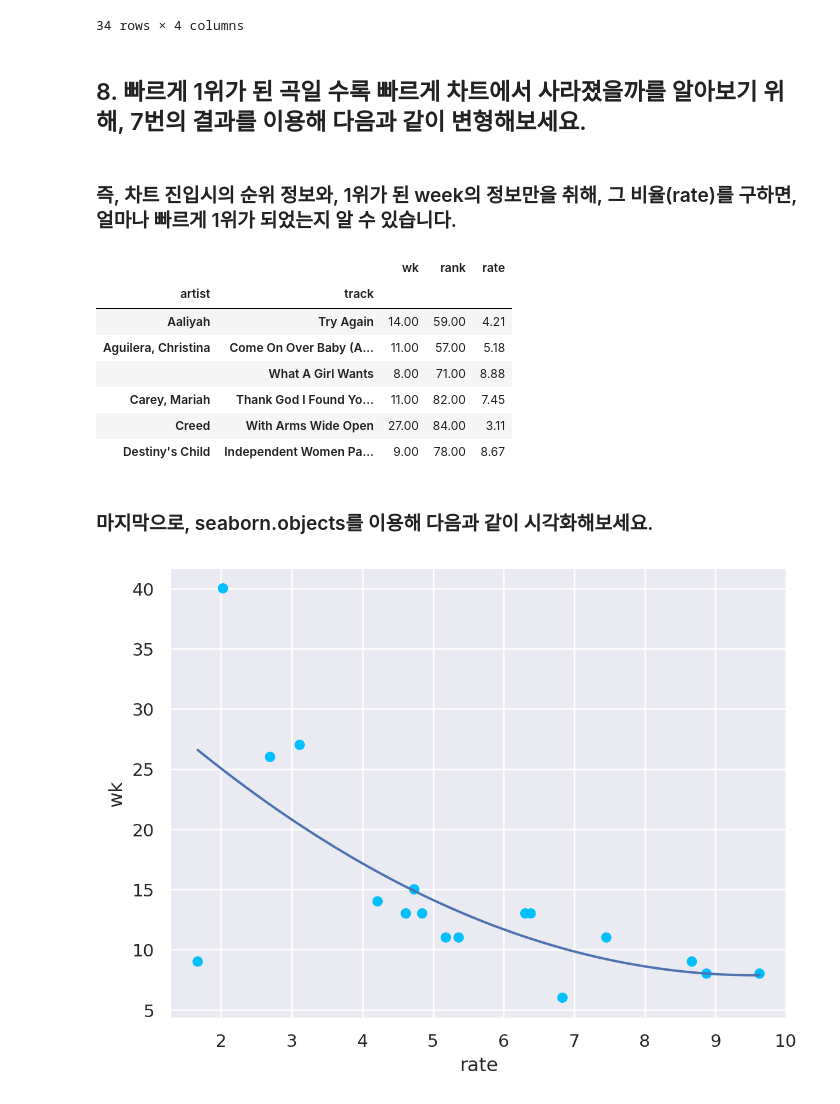
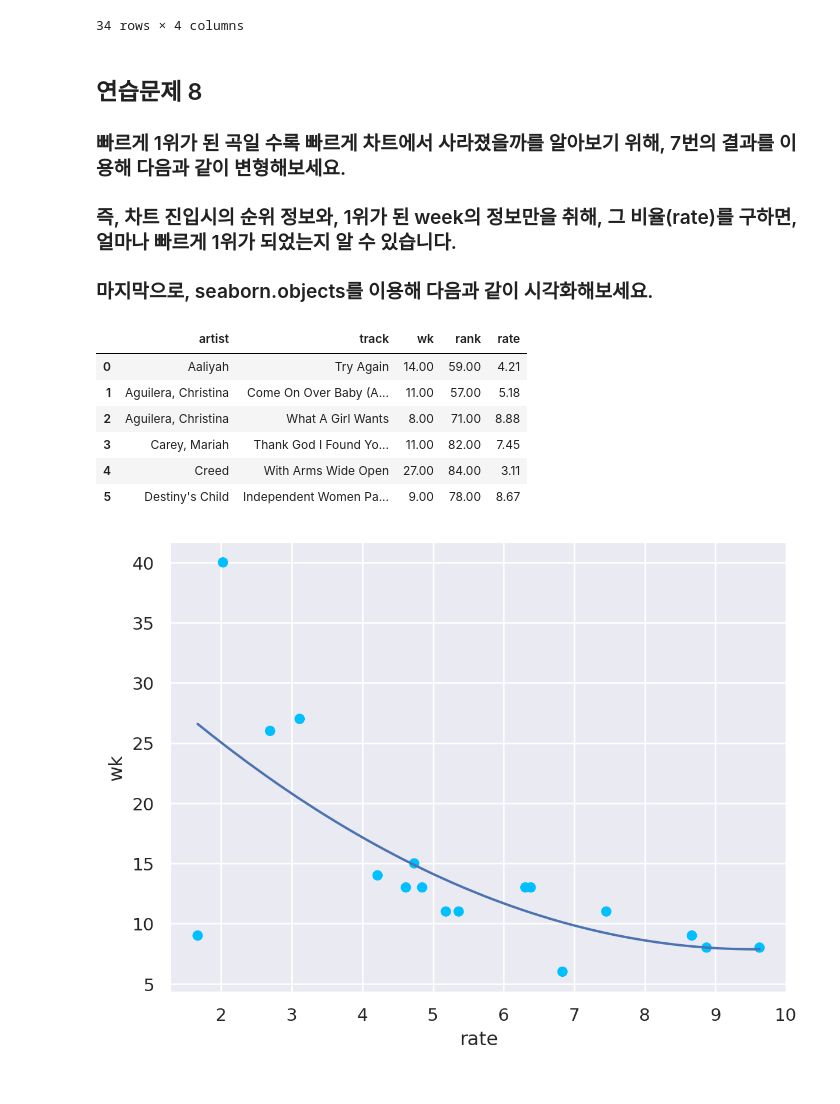
Before and after one commit to Felix-Silas/2024-1-Class, a Jupyter notebook: Data Analysis and Visualization/HW02_Billboard_Exercise.ipynb, the cells around one changed output. Cells and saved outputs as stored; diff of their text form; code cells hidden in the pictures.

```diff
--- a/Data Analysis and Visualization/HW02_Billboard_Exercise.ipynb
+++ b/Data Analysis and Visualization/HW02_Billboard_Exercise.ipynb
@@ -299,30 +308,28 @@ wk_rank
 | 33 | matchbox twenty | Bent | 13.00 | 1.00 |
 34 rows × 4 columns
 # %% [markdown]
-## 8. 빠르게 1위가 된 곡일 수록 빠르게 차트에서 사라졌을까를 알아보기 위해, 7번의 결과를 이용해 다음과 같이 변형해보세요.
+## 연습문제 8
+### 빠르게 1위가 된 곡일 수록 빠르게 차트에서 사라졌을까를 알아보기 위해, 7번의 결과를 이용해 다음과 같이 변형해보세요.
+### 즉, 차트 진입시의 순위 정보와, 1위가 된 week의 정보만을 취해, 그 비율(rate)를 구하면, 얼마나 빠르게 1위가 되었는지 알 수 있습니다.
+### 마지막으로, seaborn.objects를 이용해 다음과 같이 시각화해보세요.
-# %% [markdown]
-### 즉, 차트 진입시의 순위 정보와, 1위가 된 week의 정보만을 취해, 그 비율(rate)를 구하면, 얼마나 빠르게 1위가 되었는지 알 수 있습니다.
 # %%
-# prompt: 같은 artist 값이 2개가 있으면 wk, rank 각각 큰 값으로 해서 하나의 행으로 통일
-
 wk_rank = wk_rank.groupby(['artist', 'track']).agg(
     wk=pd.NamedAgg(column='wk', aggfunc='max'),
     rank=pd.NamedAgg(column='rank', aggfunc='max'),
 )
 
 wk_rank['rate'] = wk_rank['rank'] / wk_rank['wk']
+wk_rank.reset_index(inplace=True)
+
 wk_rank.head(6)
 # %% [output]
-|  |  | wk | rank | rate |
-| artist | track |  |  |  |
-| Aaliyah | Try Again | 14.00 | 59.00 | 4.21 |
-| Aguilera, Christina | Come On Over Baby (A... | 11.00 | 57.00 | 5.18 |
-|  | What A Girl Wants | 8.00 | 71.00 | 8.88 |
-| Carey, Mariah | Thank God I Found Yo... | 11.00 | 82.00 | 7.45 |
-| Creed | With Arms Wide Open | 27.00 | 84.00 | 3.11 |
-| Destiny's Child | Independent Women Pa... | 9.00 | 78.00 | 8.67 |
+|  | artist | track | wk | rank | rate |
+| 0 | Aaliyah | Try Again | 14.00 | 59.00 | 4.21 |
+| 1 | Aguilera, Christina | Come On Over Baby (A... | 11.00 | 57.00 | 5.18 |
+| 2 | Aguilera, Christina | What A Girl Wants | 8.00 | 71.00 | 8.88 |
+| 3 | Carey, Mariah | Thank God I Found Yo... | 11.00 | 82.00 | 7.45 |
+| 4 | Creed | With Arms Wide Open | 27.00 | 84.00 | 3.11 |
+| 5 | Destiny's Child | Independent Women Pa... | 9.00 | 78.00 | 8.67 |
-# %% [markdown]
-### 마지막으로, seaborn.objects를 이용해 다음과 같이 시각화해보세요.
 # %%
 (
     so.Plot(wk_rank, x="rate", y="wk")
```
Also changed, not shown: parts of 14 cells of this notebook.
